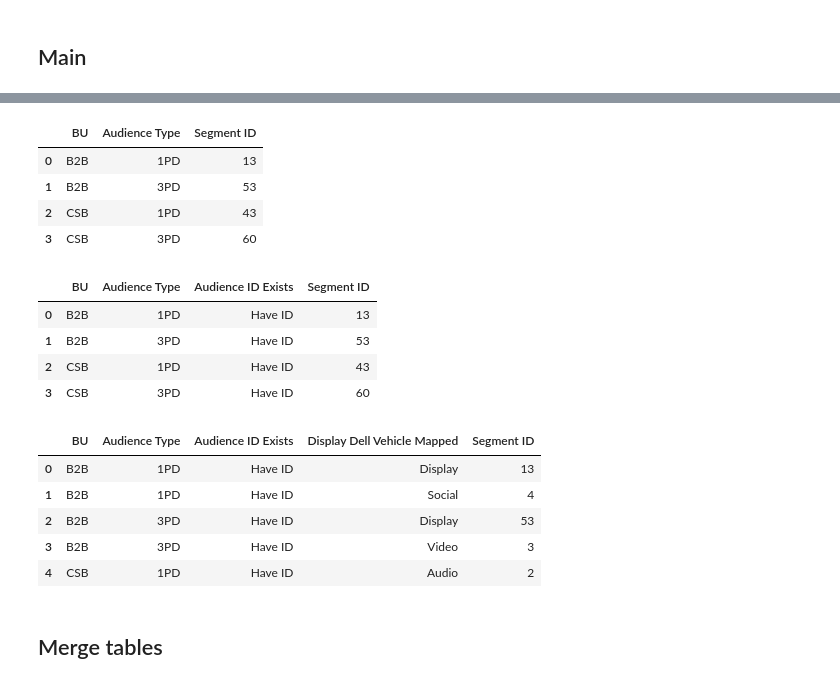
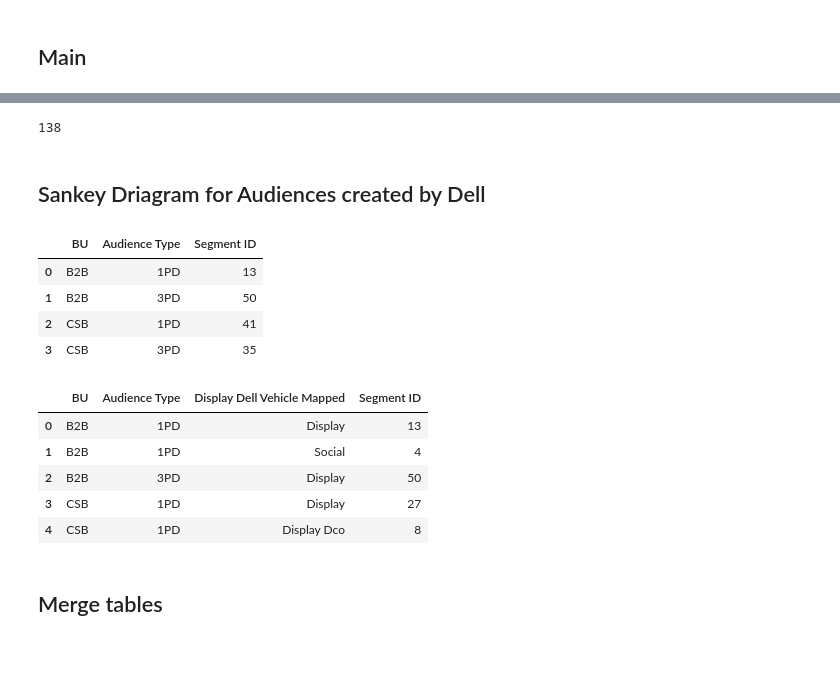
Before and after one commit to 0xrsfagundes/File-Manipulation, a Jupyter notebook: AIQ BVA/Sankey Diagram.ipynb, the cells around one changed output, grey strips where cells are left out. Cells and saved outputs as stored; diff of their text form; code cells hidden in the pictures; blank space fills up the shorter version.

```diff
--- a/AIQ BVA/Sankey Diagram.ipynb
+++ b/AIQ BVA/Sankey Diagram.ipynb
@@ -17,31 +40,32 @@ filtered_df = df[(df['Segment ID'] != 0) & (df['Segment ID'] != '0')]
+# %%
+# Dataframe filtered only by Claravine Ids and from FY24Q3
+filtered_df = df[(df['Segment ID'] != 0) & (df['Segment ID'] != '0') & (df['Fiscal Quarter'] == '2024-Q3')]
+# %%
+# Checking the number of Unique Audiences in FY24Q3
+filtered_df['Segment ID'].nunique()
+# %% [output]
+138
+# %% [markdown]
+<h2>Sankey Driagram for Audiences created by Dell</h2>
 # %%
-agg_df_lvl1 = df_filtered.groupby(['BU','Audience Type'])['Segment ID'].nunique().reset_index()
-agg_df_lvl1.head()
+agg_df_lvl1 = filtered_df.groupby(['BU','Audience Type'])['Segment ID'].nunique().reset_index()
+agg_df_lvl1
 # %% [output]
 |  | BU | Audience Type | Segment ID |
 | 0 | B2B | 1PD | 13 |
-| 1 | B2B | 3PD | 53 |
-| 2 | CSB | 1PD | 43 |
-| 3 | CSB | 3PD | 60 |
+| 1 | B2B | 3PD | 50 |
+| 2 | CSB | 1PD | 41 |
+| 3 | CSB | 3PD | 35 |
 # %%
-agg_df_lvl2 = df_filtered.groupby(['BU', 'Audience Type','Audience ID Exists'])['Segment ID'].nunique().reset_index()
+agg_df_lvl2 = filtered_df.groupby(['BU', 'Audience Type', 'Display Dell Vehicle Mapped'])['Segment ID'].nunique().reset_index()
 agg_df_lvl2.head()
 # %% [output]
-|  | BU | Audience Type | Audience ID Exists | Segment ID |
-| 0 | B2B | 1PD | Have ID | 13 |
-| 1 | B2B | 3PD | Have ID | 53 |
-| 2 | CSB | 1PD | Have ID | 43 |
-| 3 | CSB | 3PD | Have ID | 60 |
+|  | BU | Audience Type | Display Dell Vehicle Mapped | Segment ID |
+| 0 | B2B | 1PD | Display | 13 |
+| 1 | B2B | 1PD | Social | 4 |
+| 2 | B2B | 3PD | Display | 50 |
+| 3 | CSB | 1PD | Display | 27 |
+| 4 | CSB | 1PD | Display Dco | 8 |
-# %%
-agg_df_lvl3 = df_filtered.groupby(['BU', 'Audience Type','Audience ID Exists', 'Display Dell Vehicle Mapped'])['Segment ID'].nunique().reset_index()
-agg_df_lvl3.head()
-# %% [output]
-|  | BU | Audience Type | Audience ID Exists | Display Dell Vehicle Mapped | Segment ID |
-| 0 | B2B | 1PD | Have ID | Display | 13 |
-| 1 | B2B | 1PD | Have ID | Social | 4 |
-| 2 | B2B | 3PD | Have ID | Display | 53 |
-| 3 | B2B | 3PD | Have ID | Video | 3 |
-| 4 | CSB | 1PD | Have ID | Audio | 2 |
 # %% [markdown]
 <h2>Merge tables</h2>
 # %%
```
Also changed, not shown: parts of 31 cells of this notebook, 4 other files.
